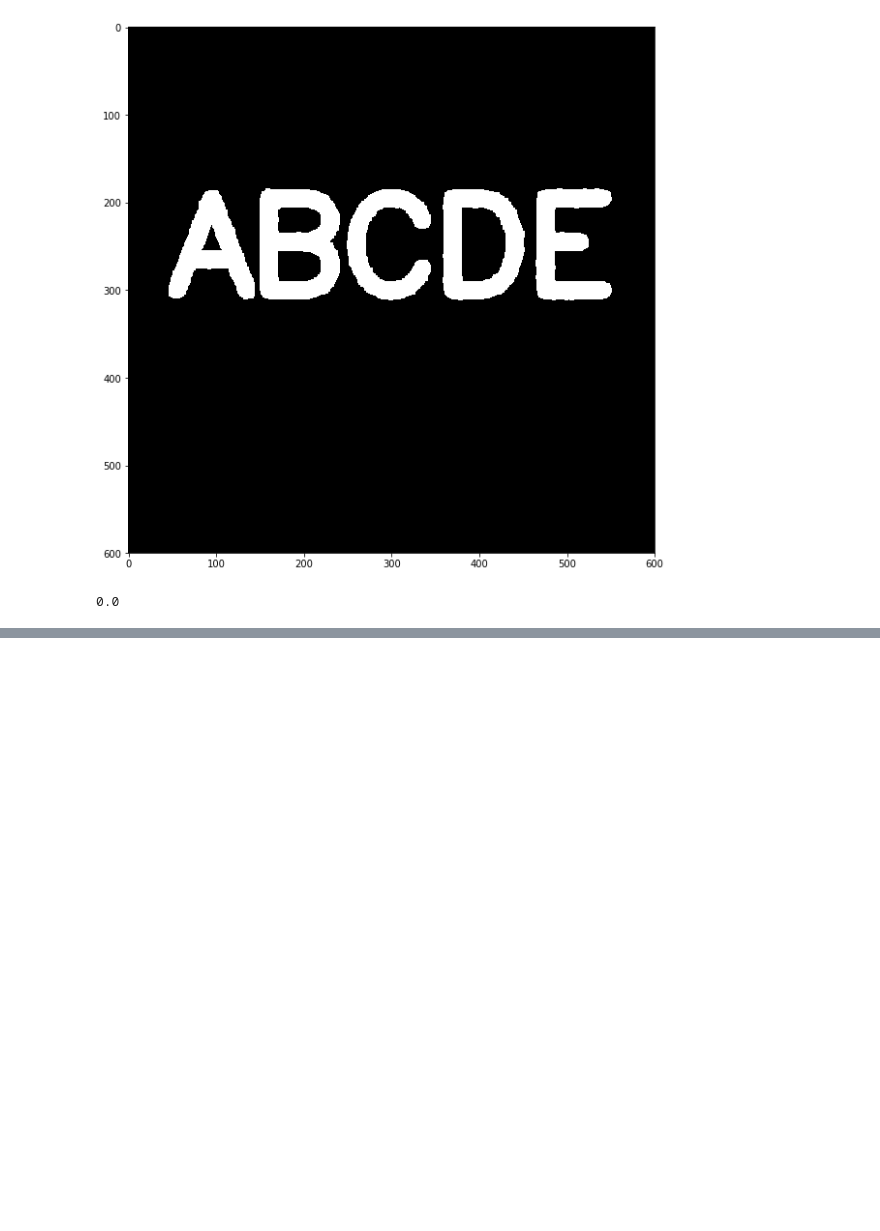
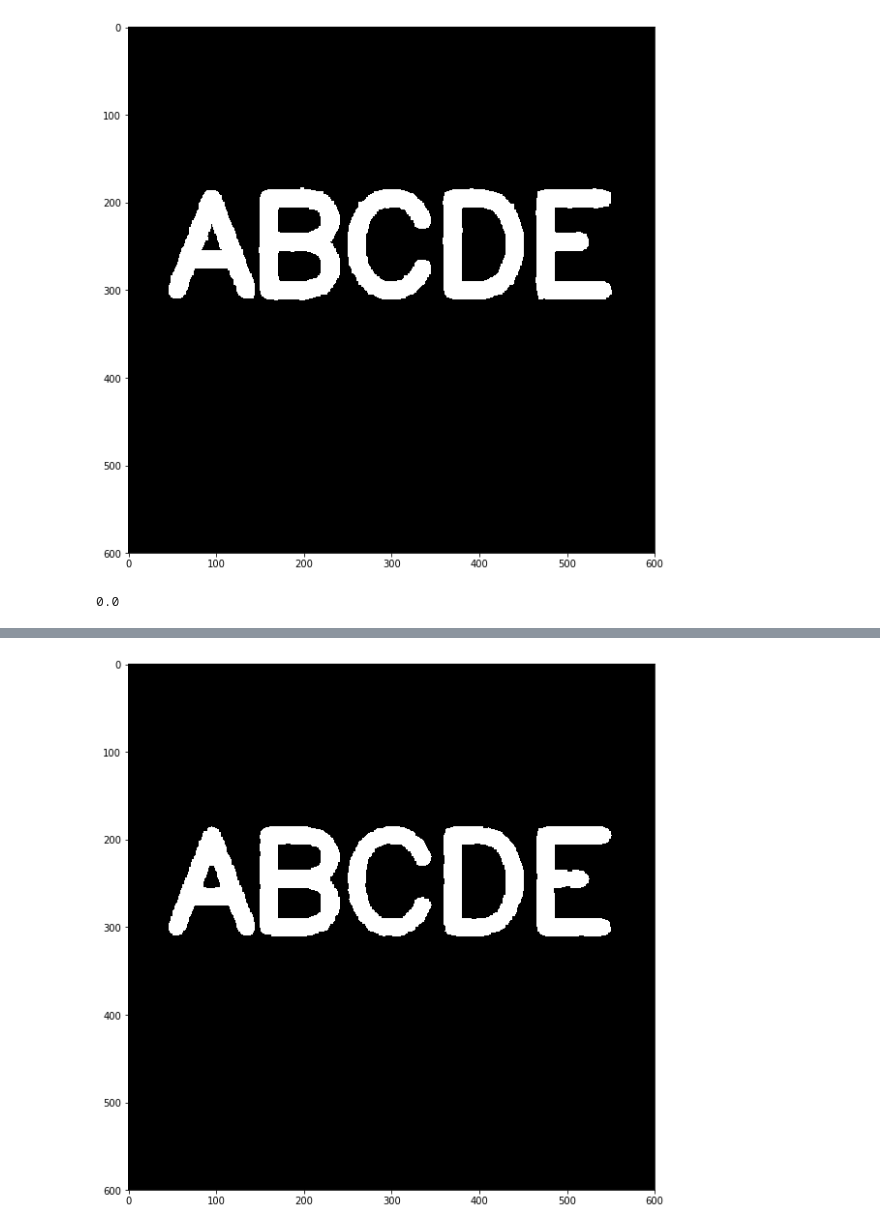
Before and after one commit to JeffLabonte/Computer_Vision_Course_Example, a Jupyter notebook: morphological_operators.ipynb, the cells around one changed output, grey strips where cells are left out. Cells and saved outputs as stored; diff of their text form; code cells hidden in the pictures; blank space fills up the shorter version.

Commit message:
Complete example of morphological operators

```diff
--- a/morphological_operators.ipynb
+++ b/morphological_operators.ipynb
@@ -77,0 +76,6 @@ closing = cv2.morphology
+# %%
+closing = cv2.morphologyEx(black_noise_img, cv2.MORPH_CLOSE, kernel)
+# %%
+display_img(img=closing)
+# %% [output]
+[figure, added]
```
Also changed, not shown: parts of 9 cells of this notebook.
